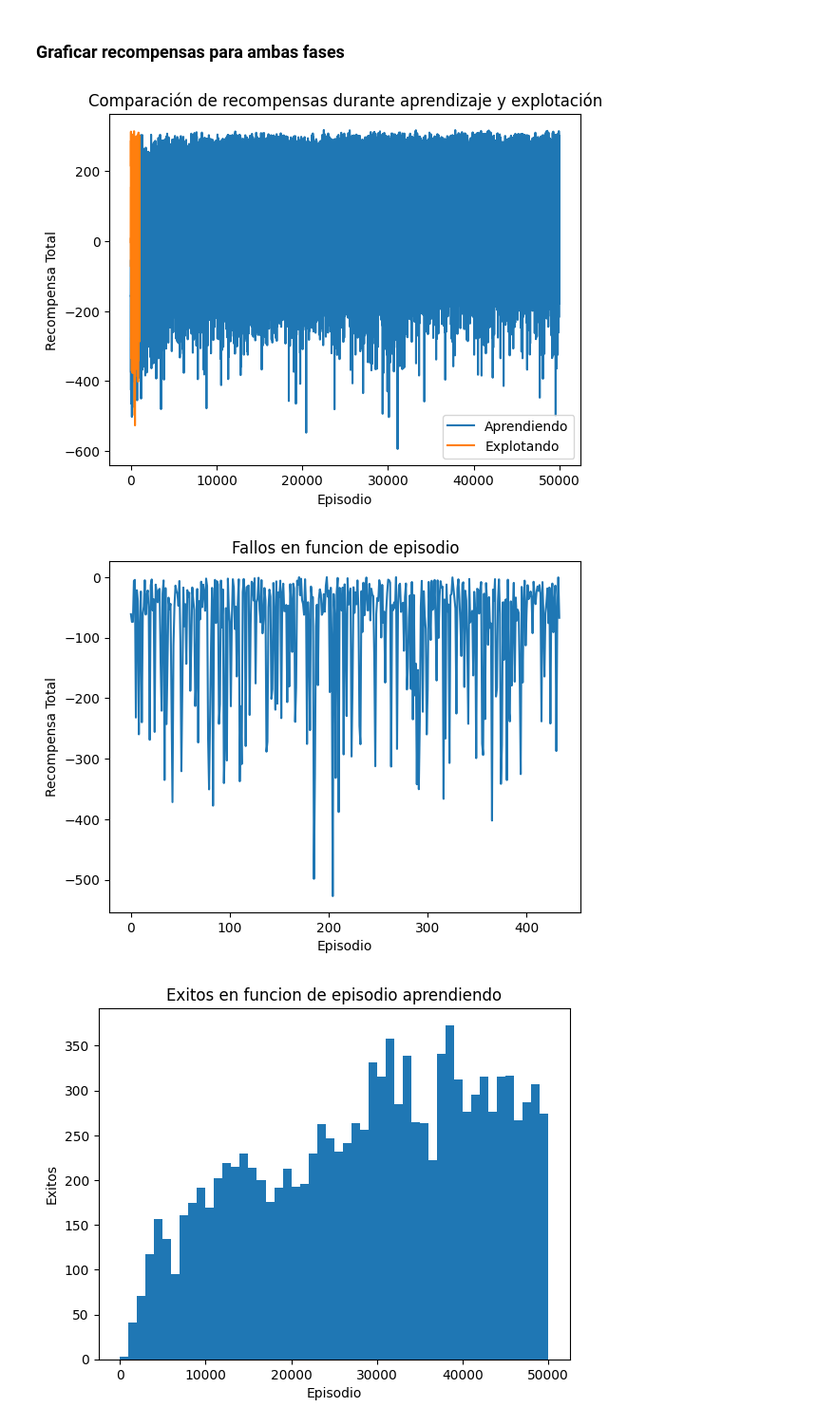
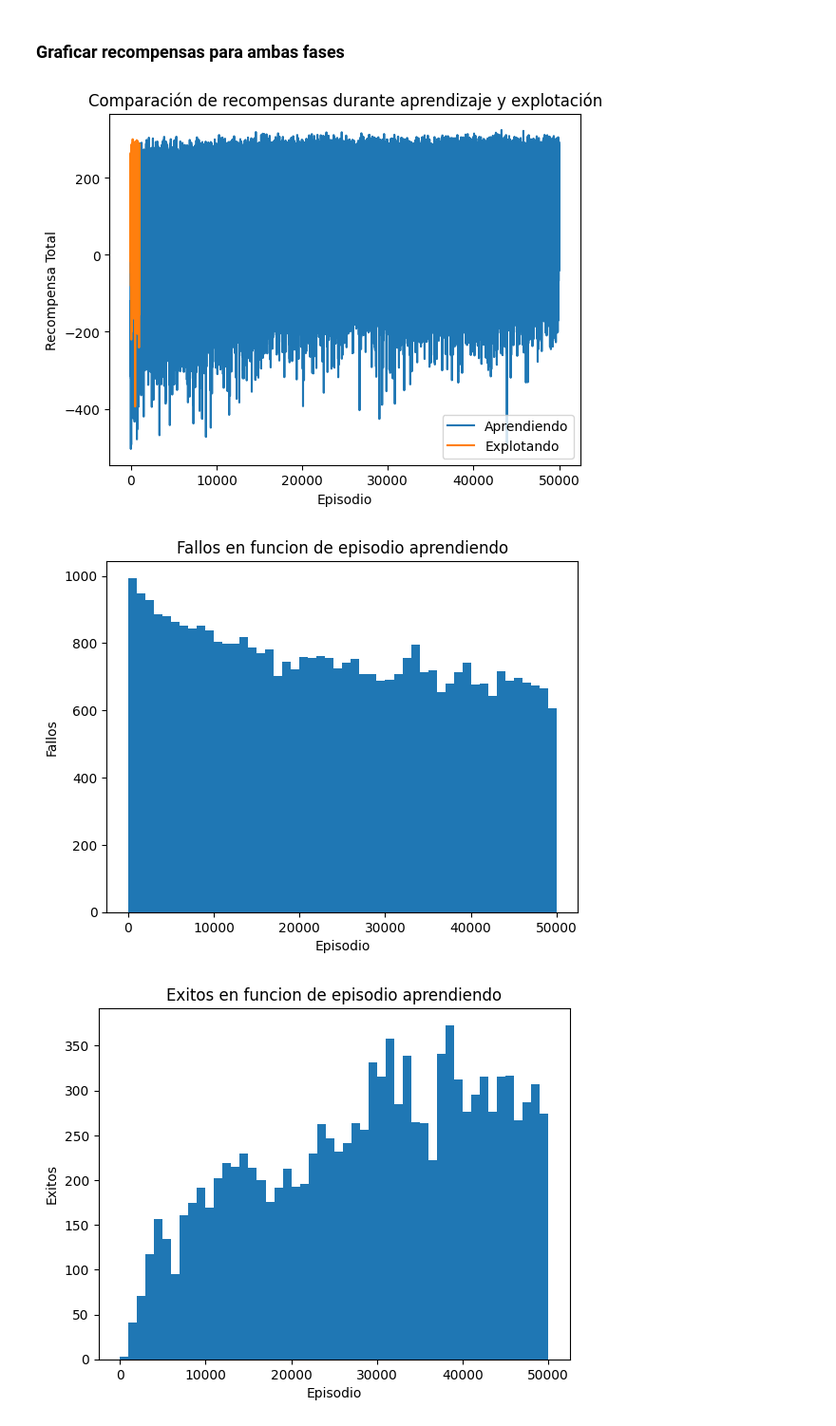
Before and after one commit to emisilvacab/aa, a Jupyter notebook: lab3/notebook.ipynb, the cells around one changed output. Shown: that part at 95% size. Drawn from its saved outputs; the diff is of its cells as text; code cells hidden in the pictures.

Commit message:
update 50k y gamma=0.99

```diff
--- a/lab3/notebook.ipynb
+++ b/lab3/notebook.ipynb
@@ -219,7 +215,7 @@ Durante la fase de aprendizaje, implementamos la política epsilon-greedy. Esta
 Durante la fase de explotación, ya no aplicamos la política epsilon-greedy dado que estamos interesados en medir el rendimiento del agente explotando únicamente las acciones que ha aprendido. Aplicar esta técnica de exploración durante la fase de explotación creemos que afectaría positivamente al agente.
 # %%
 class AgenteRL(Agente):
-    def __init__(self, bins, max_accion, gamma=0.9, alpha=0.1, epsilon=1.0, epsilon_min=0.01, epsilon_decay=0.995) -> None:
+    def __init__(self, bins, max_accion, gamma=0.99, alpha=0.1, epsilon=1.0, epsilon_min=0.01, epsilon_decay=0.995) -> None:
         super().__init__()
         self.gamma = gamma
         self.epsilon = epsilon  # Factor de exploración
@@ -337,19 +341,19 @@ plt.title('Comparación de recompensas durante aprendizaje y explotación')
 plt.legend()
 plt.show()
 # %% [output]
-[figure, old version]
+[figure, new version]
 # %%
-# Mejorar esta grafica
+fallos = [1 if recompensa < 200 else 0 for recompensa in recompensa_episodios_aprendiendo]
 
-fallos = [recompensa for recompensa in recompensa_episodios_explotando if recompensa < 0]
-plt.plot(fallos)
+bins = 50  # Número de intervalos (ajustable)
+plt.hist(np.arange(len(fallos)), bins=bins, weights=fallos)
 plt.xlabel('Episodio')
-plt.ylabel('Recompensa Total')
-plt.title('Fallos en funcion de episodio')
+plt.ylabel('Fallos')
+plt.title('Fallos en funcion de episodio aprendiendo')
 # plt.legend()
 plt.show()
 # %% [output]
-[figure, old version]
+[figure, new version]
 # %%
 exitos = [1 if recompensa >= 200 else 0 for recompensa in recompensa_episodios_aprendiendo]
 
```
Also changed, not shown: parts of 14 cells of this notebook, 1 other file.
